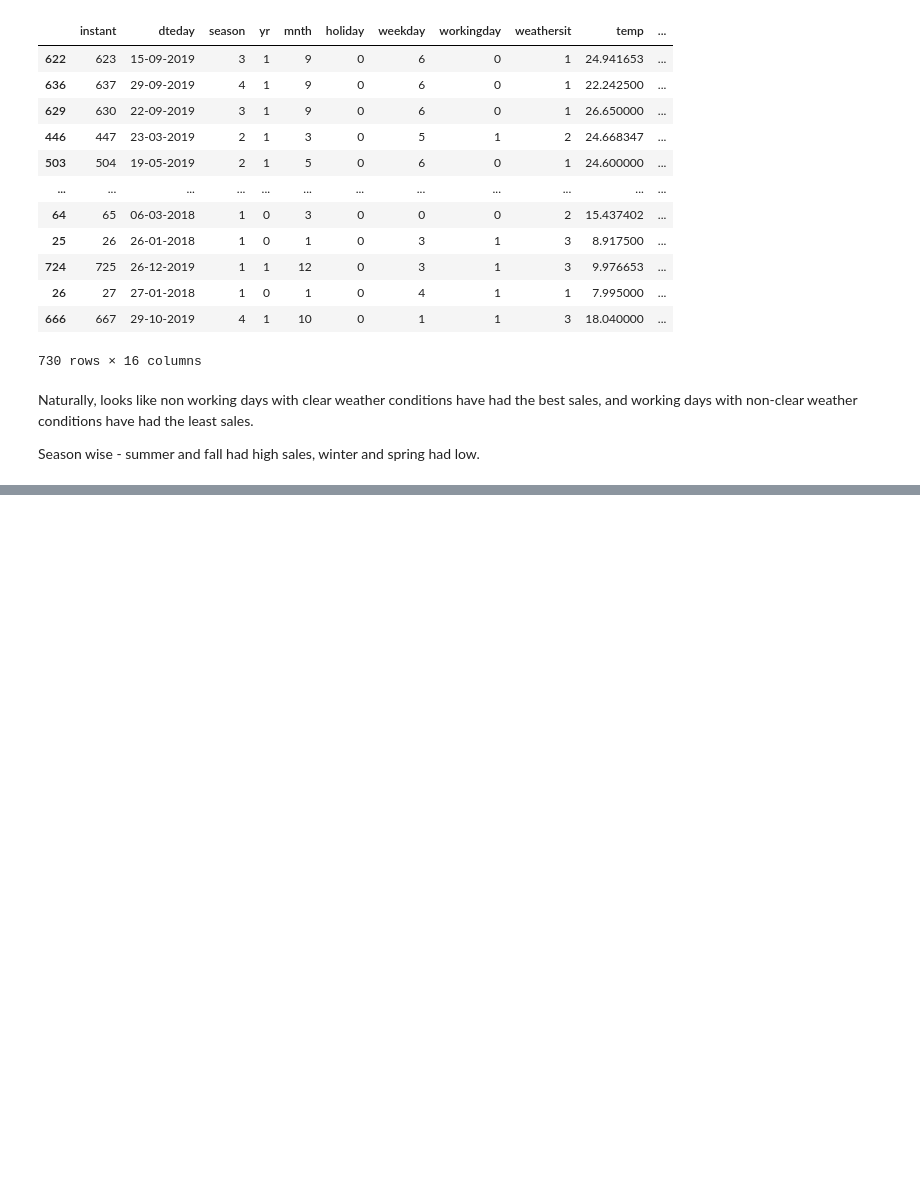
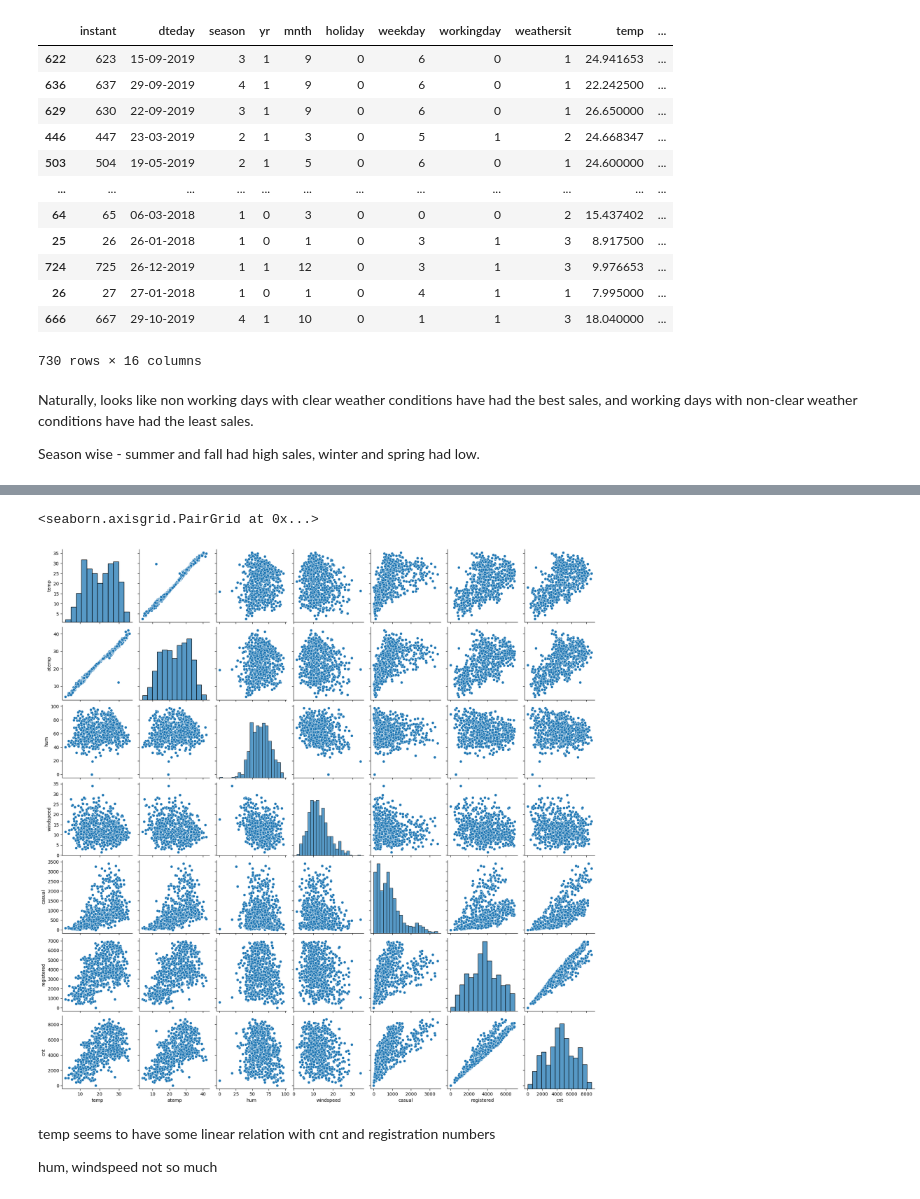
Before and after one commit to udaykirankavaturu/bike-sharing-multiple-linear-regression, a Jupyter notebook: model.ipynb, the cells around one changed output, grey strips where cells are left out. Cells and saved outputs as stored; diff of their text form; code cells hidden in the pictures; blank space fills up the shorter version.

```diff
--- a/model.ipynb
+++ b/model.ipynb
@@ -65,3 +73,8 @@ Naturally, looks like non working days with clear weather conditions have had th
 and working days with non-clear weather conditions have had the least sales.
 
 Season wise - summer and fall had high sales, winter and spring had low.
+# %%
+# visualize numeric data
+# extracting numerical variables
+numeric_variables = df[['temp','atemp','hum','windspeed','casual','registered','cnt']]
+numeric_variables.head()
@@ -67,0 +88,9 @@ Season wise - summer and fall had high sales, winter and spring had low.
+# %%
+sns.pairplot(data=numeric_variables)
+# %% [output]
+<seaborn.axisgrid.PairGrid at 0x...>
+[figure, added]
+# %% [markdown]
+temp seems to have some linear relation with cnt and registration numbers
+
+hum, windspeed not so much
```
Also changed, not shown: parts of 73 cells of this notebook.
